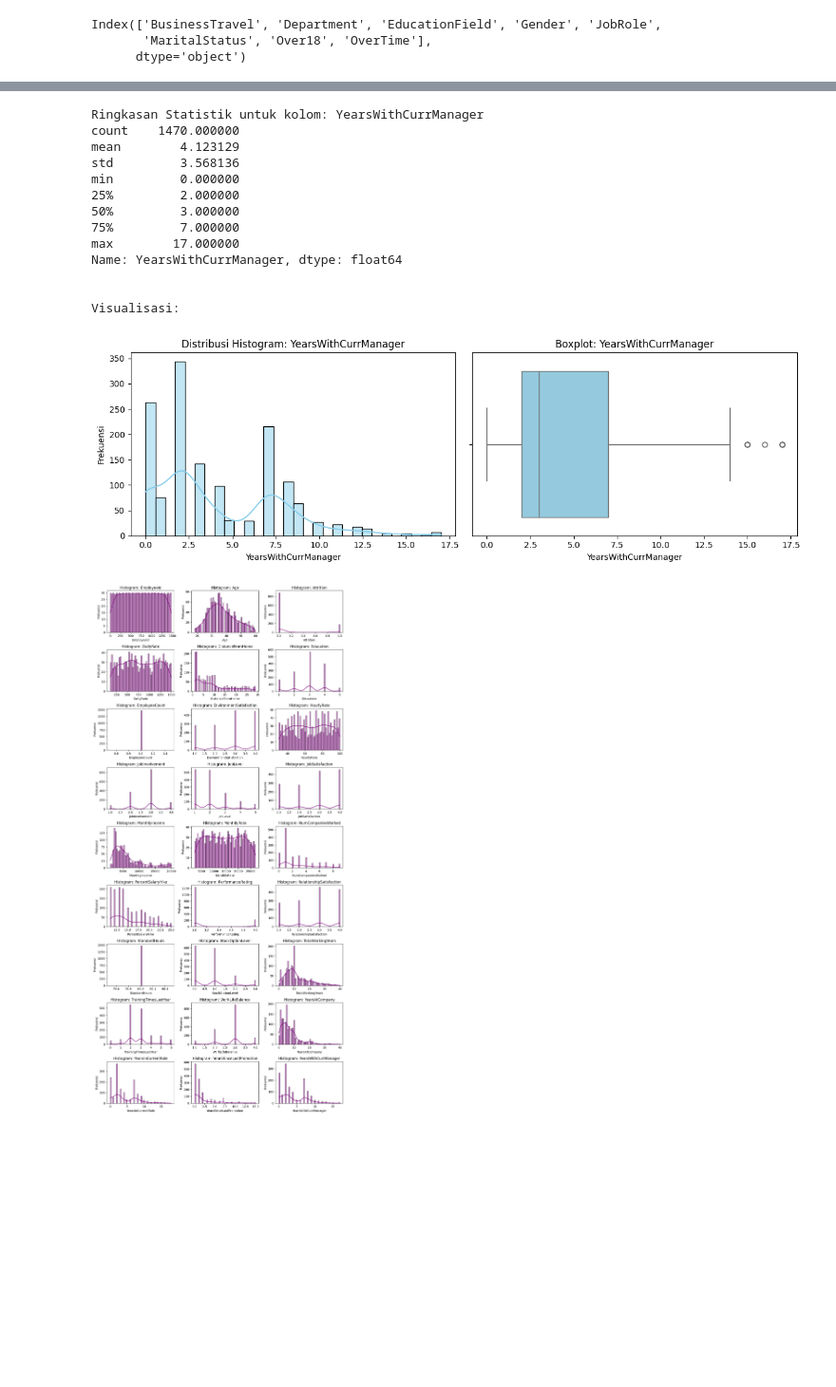
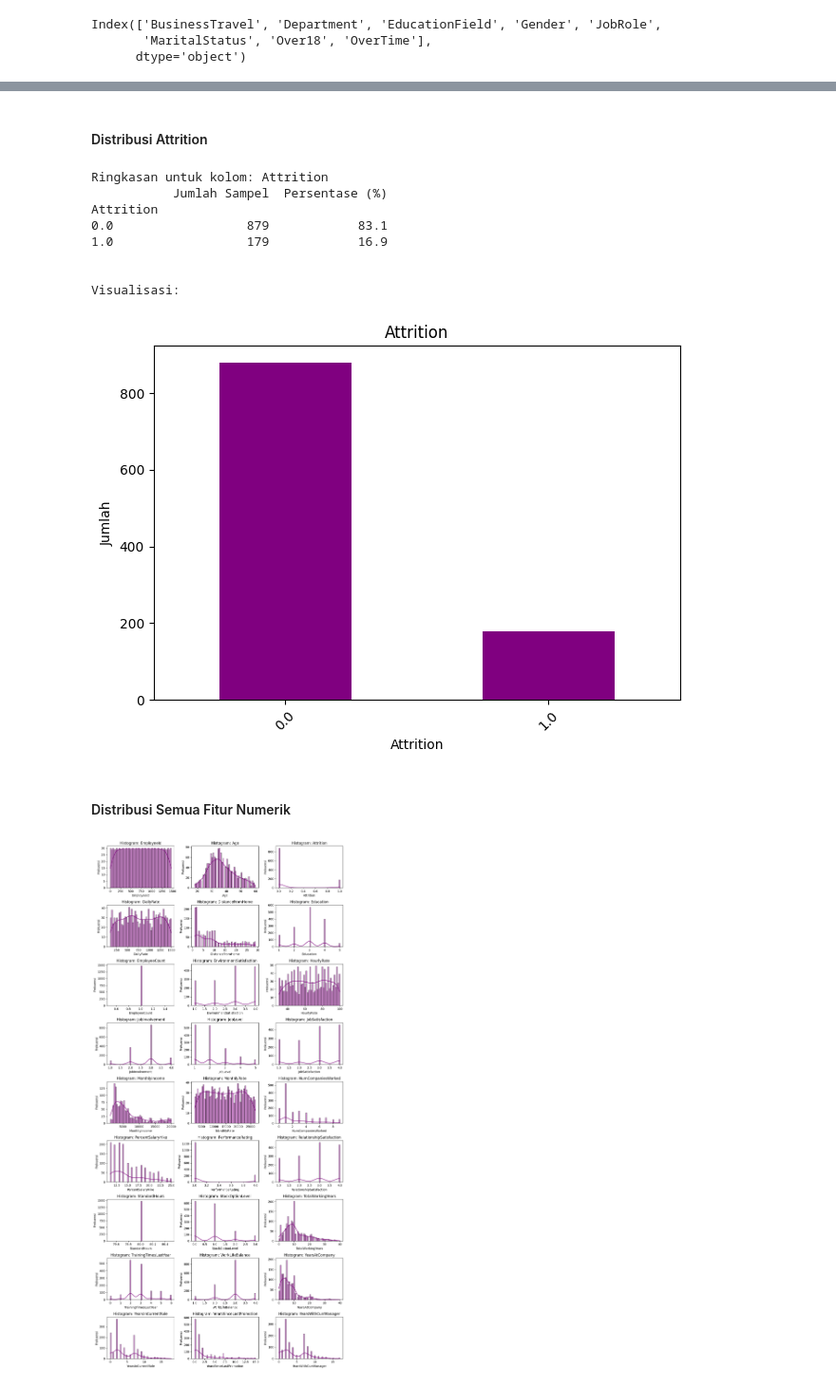
Before and after one commit to alouvre/BPDS_DicodingSubmission_Proyek_Pertama_Dashboard_HR, a Jupyter notebook: BPDS_Submission_Proyek_Pertama.ipynb, the cells around one changed output, grey strips where cells are left out. Shown at 95% size. Cells and saved outputs as stored; diff of their text form; code cells hidden in the pictures; blank space fills up the shorter version.

```diff
--- a/BPDS_Submission_Proyek_Pertama.ipynb
+++ b/BPDS_Submission_Proyek_Pertama.ipynb
@@ -599,17 +345,0 @@ Visualisasi:
-# %%
-plot_numerik(df_employee_eda, 'YearsWithCurrManager')
-# %% [output]
-Ringkasan Statistik untuk kolom: YearsWithCurrManager
-count    1470.000000
-mean        4.123129
-std         3.568136
-min         0.000000
-25%         2.000000
-50%         3.000000
-75%         7.000000
-max        17.000000
-Name: YearsWithCurrManager, dtype: float64
-
-
-Visualisasi:
-[figure, removed]
@@ -616,3 +443,19 @@ Visualisasi:
+# %% [markdown]
+#### Distribusi Attrition
+# %%
+plot_kategori(df_employee_eda, 'Attrition')
+# %% [output]
+Ringkasan untuk kolom: Attrition
+           Jumlah Sampel  Persentase (%)
+Attrition
+0.0                  879            83.1
+1.0                  179            16.9
+
+
+Visualisasi:
+[figure, added]
+# %% [markdown]
+#### Distribusi Semua Fitur Numerik
 # %%
 plot_histogram_semua_kolom(df_employee_eda)
 # %% [output]
```
Also changed, not shown: parts of 74 cells of this notebook.
